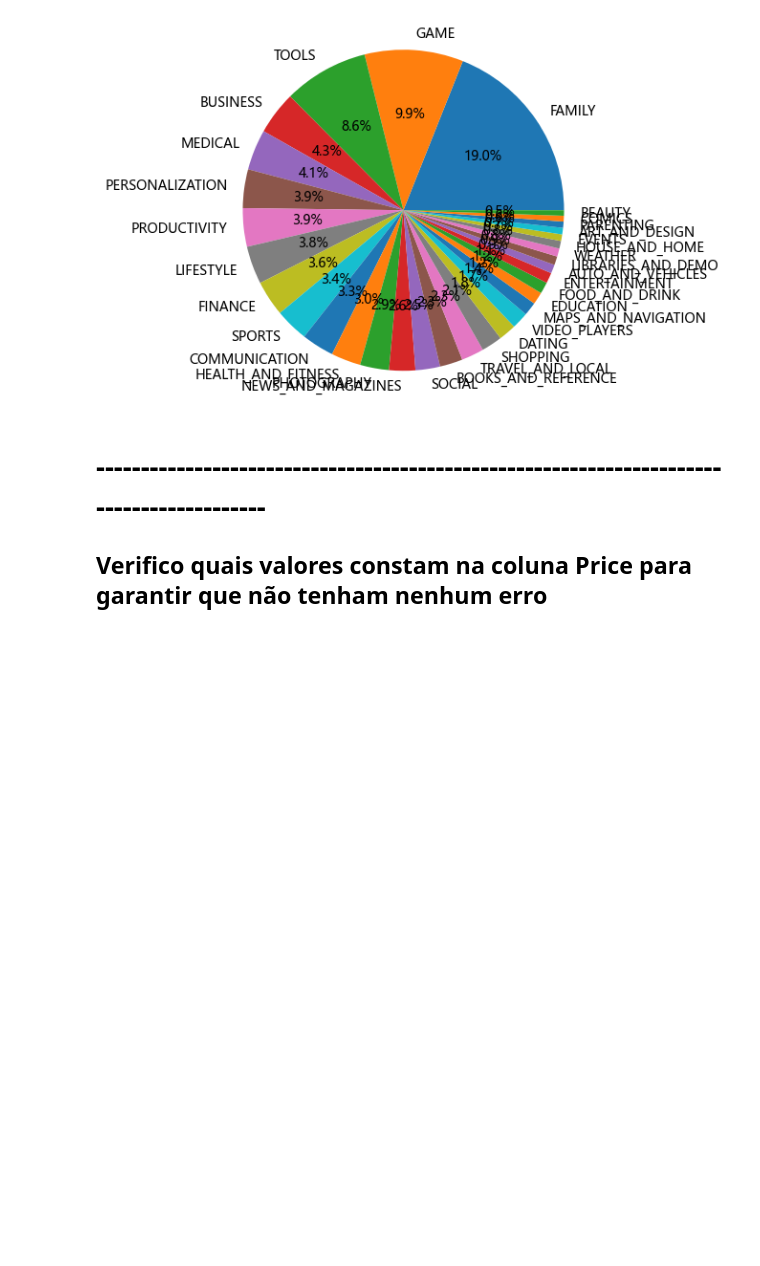
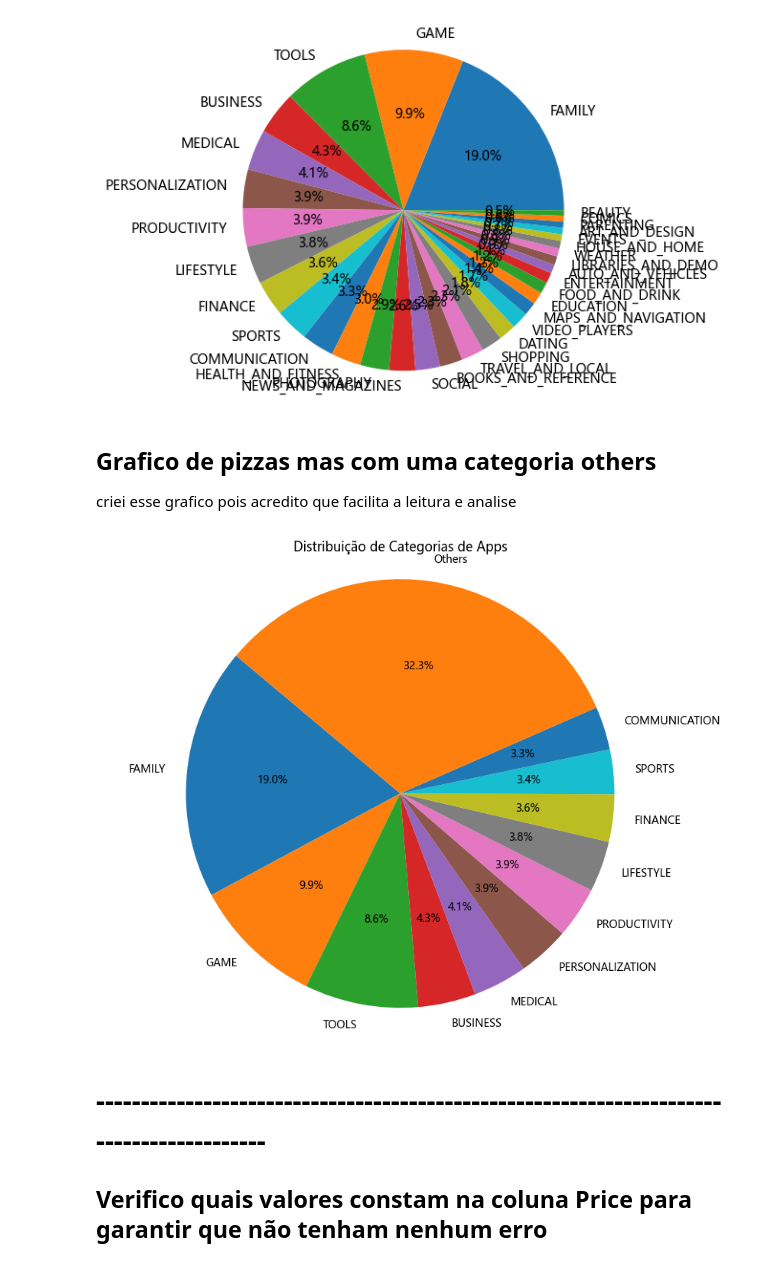
Before and after one commit to CaioMonteiroSouza/Projeto-IMDB, a Jupyter notebook: Sprint 3/Desafio/Desafio.ipynb, the cells around one changed output. Cells and saved outputs as stored; diff of their text form; code cells hidden in the pictures; blank space fills up the shorter version.

```diff
--- a/Sprint 3/Desafio/Untitled.ipynb
+++ b/Sprint 3/Desafio/Desafio.ipynb
@@ -105,6 +105,26 @@ plt.plot()
 # %% [output]
 []
 [figure]
+# %% [markdown]
+## Grafico de pizzas mas com uma categoria others
+criei esse grafico pois acredito que facilita a leitura e analise
+# %%
+others = count_label[count_label / count_label.sum() < 0.03]
+
+others_quantity = others.sum()
+
+count_label = count_label[count_label / count_label.sum() >= 0.03]
+
+count_label['Others'] = others_quantity
+
+
+plt.figure(figsize=(10, 8))
+plt.pie(count_label, labels=count_label.index, autopct='%1.1f%%', startangle=140)
+plt.axis('equal')
+plt.title('Distribuição de Categorias de Apps')
+plt.show()
+# %% [output]
+[figure, added]
 # %% [markdown]
 # -----------------------------------------------------------------------------------------
 ## Verifico quais valores constam na coluna Price para garantir que não tenham nenhum erro
```
Also changed, not shown: parts of 5 cells of this notebook, 1 other file.
